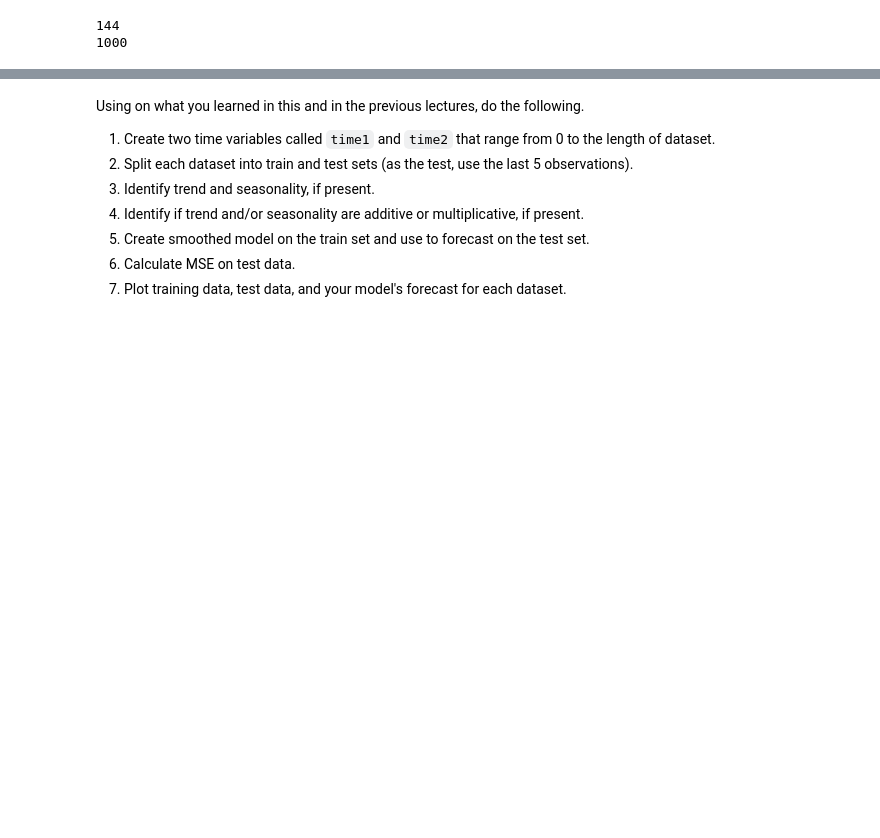
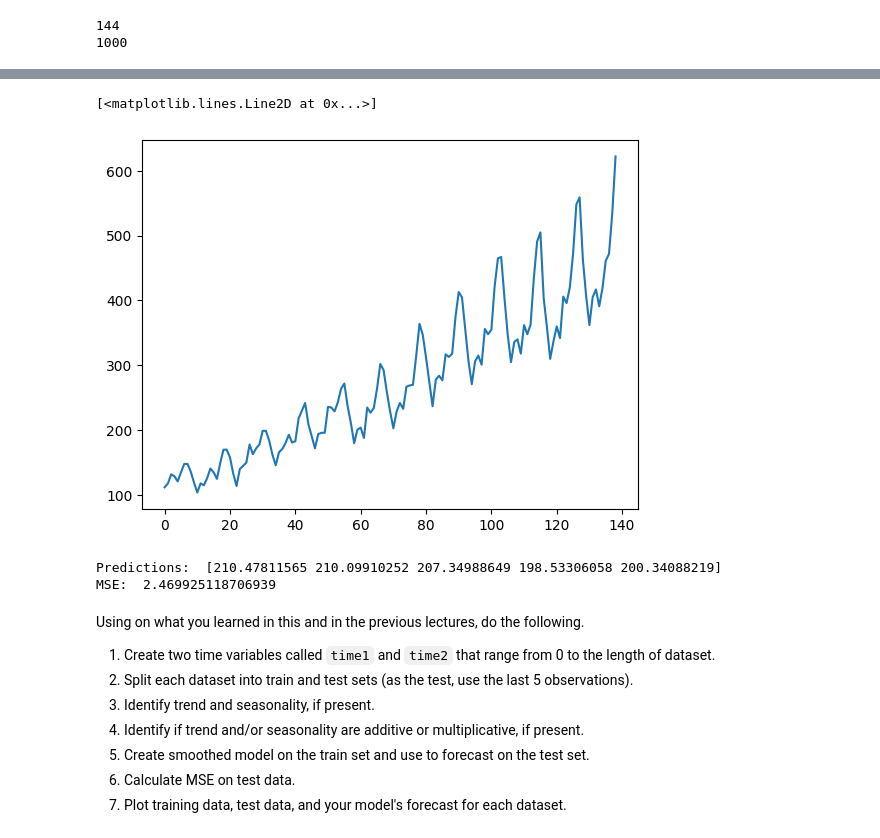
Before and after one commit to jameelahalrawi/matter-js, a Jupyter notebook: ise043_tsaf_2526f_3_smoothing.ipynb, the cells around one changed output, grey strips where cells are left out. Cells and saved outputs as stored; diff of their text form; code cells hidden in the pictures; blank space fills up the shorter version.

```diff
--- a/ise043_tsaf_2526f_3_smoothing.ipynb
+++ b/ise043_tsaf_2526f_3_smoothing.ipynb
@@ -636,3 +635,21 @@ print(len(smoothing_ts2))
+# %%
+train_ts1 = smoothing_ts1[:-5]
+# %%
+plt.plot(train_ts1)
+# %% [output]
+[<matplotlib.lines.Line2D at 0x...>]
+[figure, added]
+# %%
+from statsmodels.tsa.api import ExponentialSmoothing
+
+es3_ts1 = ExponentialSmoothing(train, trend="add", seasonal="mul", seasonal_periods=12).fit(optimized=True)
+preds_es3_ts1 = es3_ts1.forecast(len(test))
+mse_es3_ts1 = mse(test, preds_es3)
+print("Predictions: ", preds_es3)
+print("MSE: ", mse_es3**0.5)
+# %% [output]
+Predictions:  [210.47811565 210.09910252 207.34988649 198.53306058 200.34088219]
+MSE:  2.469925118706939
 # %% [markdown]
 Using on what you learned in this and in the previous lectures, do the following.
 
```
Also changed, not shown: parts of 4 cells of this notebook.
